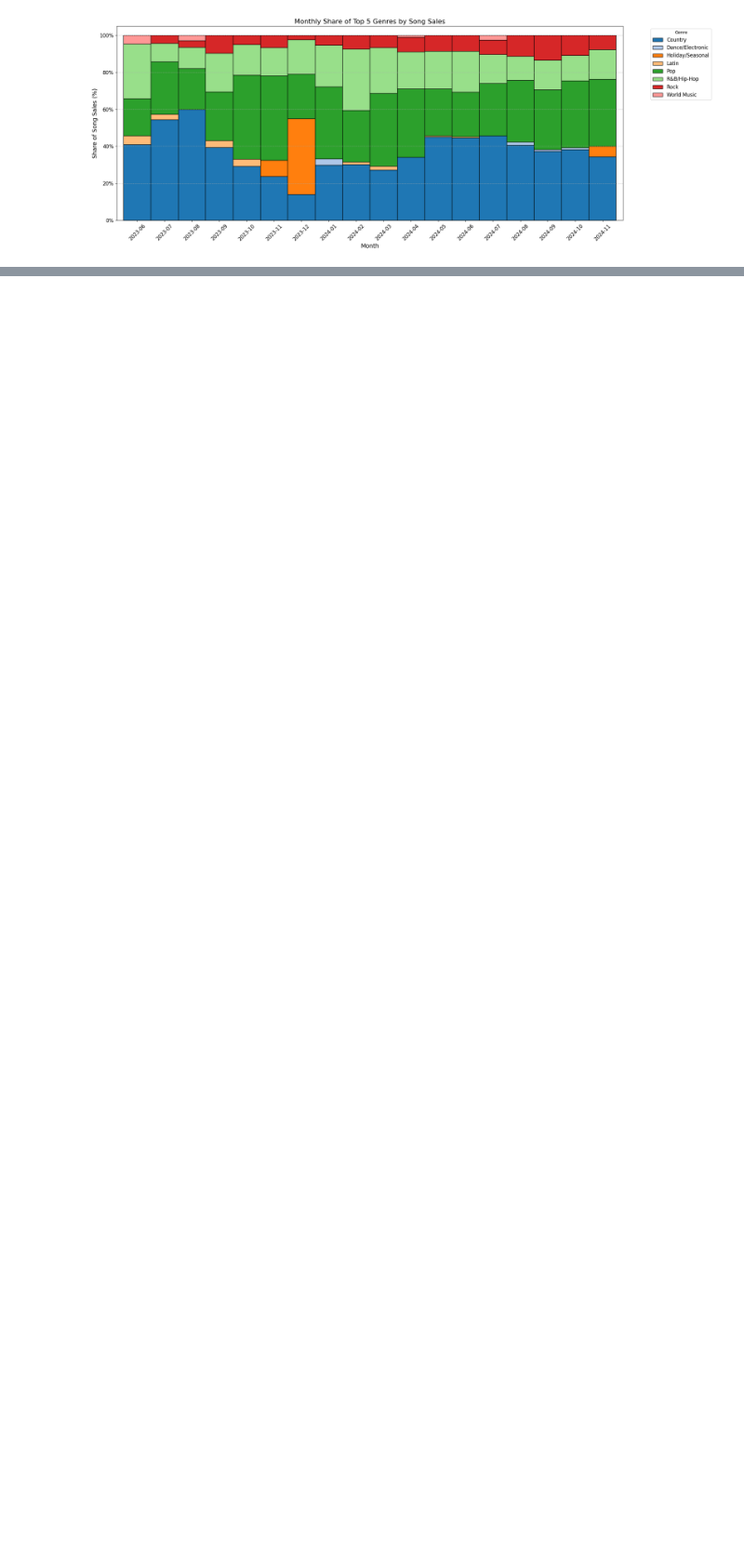
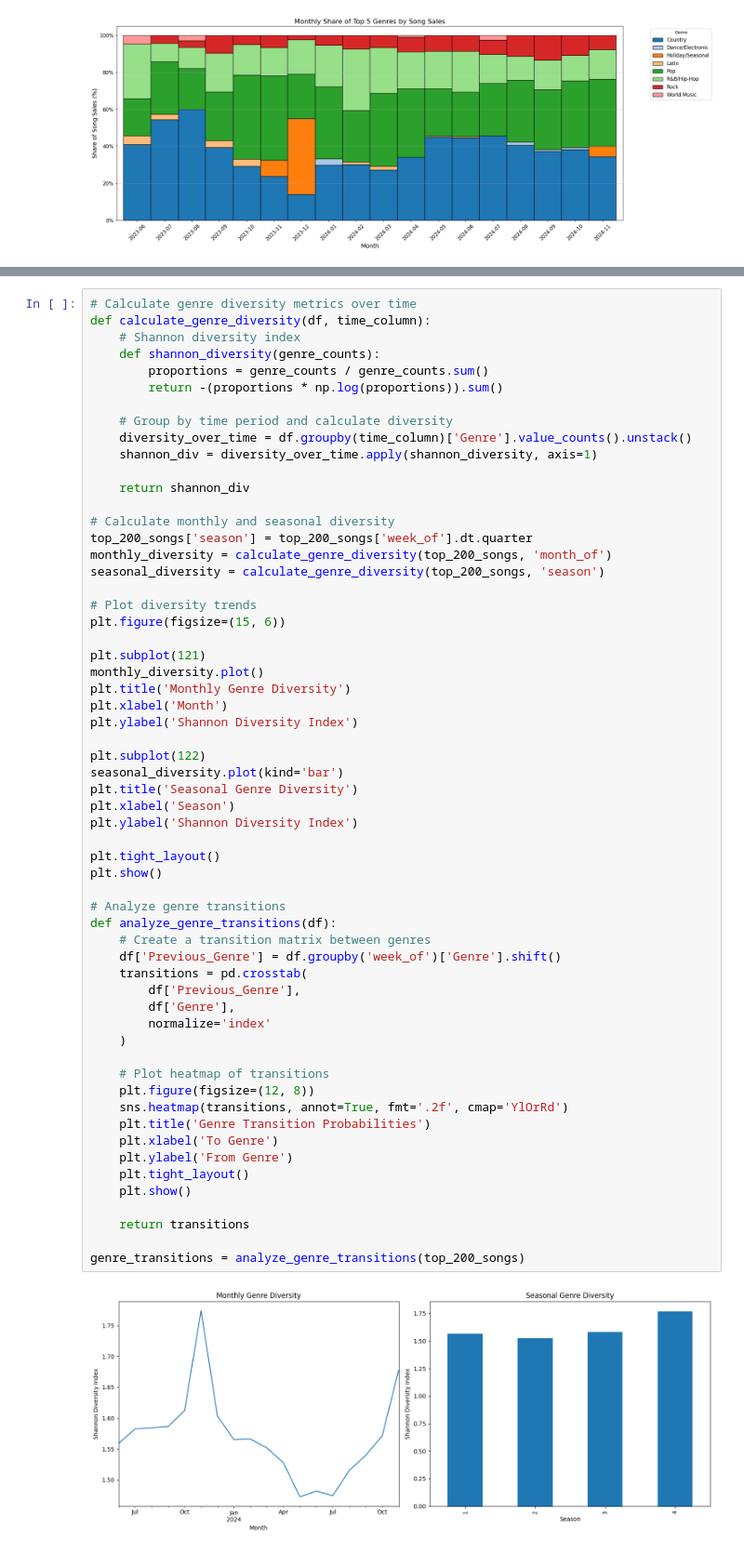
Before and after one commit to FrostNT1/Music-Industry-Insights, a Jupyter notebook: experiments/Shivam/02_popular-genres-over-time.ipynb, the cells around one changed output, grey strips where cells are left out. Shown at 93% size. Cells and saved outputs as stored; diff of their text form; blank space fills up the shorter version.

```diff
--- a/experiments/Shivam/02_popular-genres-over-time.ipynb
+++ b/experiments/Shivam/02_popular-genres-over-time.ipynb
@@ -202,0 +221,61 @@ plt.show()
+# %%
+# Calculate genre diversity metrics over time
+def calculate_genre_diversity(df, time_column):
+    # Shannon diversity index
+    def shannon_diversity(genre_counts):
+        proportions = genre_counts / genre_counts.sum()
+        return -(proportions * np.log(proportions)).sum()
+
+    # Group by time period and calculate diversity
+    diversity_over_time = df.groupby(time_column)['Genre'].value_counts().unstack()
+    shannon_div = diversity_over_time.apply(shannon_diversity, axis=1)
+
+    return shannon_div
+
+# Calculate monthly and seasonal diversity
+top_200_songs['season'] = top_200_songs['week_of'].dt.quarter
+monthly_diversity = calculate_genre_diversity(top_200_songs, 'month_of')
+seasonal_diversity = calculate_genre_diversity(top_200_songs, 'season')
+
+# Plot diversity trends
+plt.figure(figsize=(15, 6))
+
+plt.subplot(121)
+monthly_diversity.plot()
+plt.title('Monthly Genre Diversity')
+plt.xlabel('Month')
+plt.ylabel('Shannon Diversity Index')
+
+plt.subplot(122)
+seasonal_diversity.plot(kind='bar')
+plt.title('Seasonal Genre Diversity')
+plt.xlabel('Season')
+plt.ylabel('Shannon Diversity Index')
+
+plt.tight_layout()
+plt.show()
+
+# Analyze genre transitions
+def analyze_genre_transitions(df):
+    # Create a transition matrix between genres
+    df['Previous_Genre'] = df.groupby('week_of')['Genre'].shift()
+    transitions = pd.crosstab(
+        df['Previous_Genre'],
+        df['Genre'],
+        normalize='index'
+    )
+
+    # Plot heatmap of transitions
+    plt.figure(figsize=(12, 8))
+    sns.heatmap(transitions, annot=True, fmt='.2f', cmap='YlOrRd')
+    plt.title('Genre Transition Probabilities')
+    plt.xlabel('To Genre')
+    plt.ylabel('From Genre')
+    plt.tight_layout()
+    plt.show()
+
+    return transitions
+
+genre_transitions = analyze_genre_transitions(top_200_songs)
+# %% [output]
+[figure, added]
```
Also changed, not shown: parts of 6 cells of this notebook.
